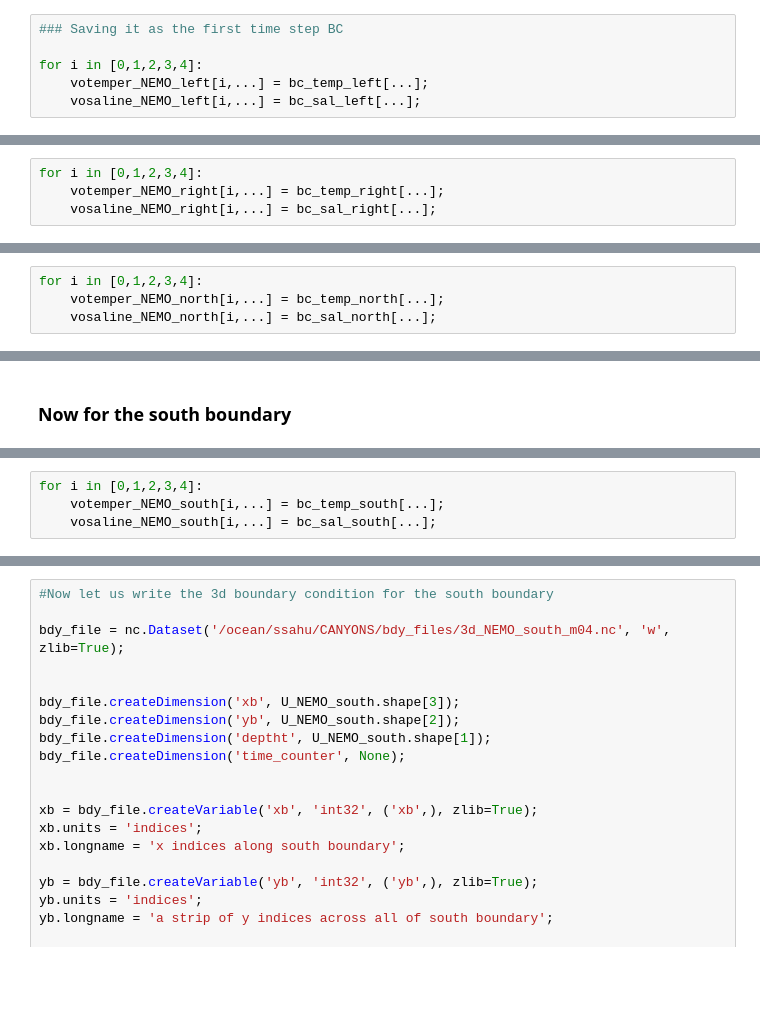
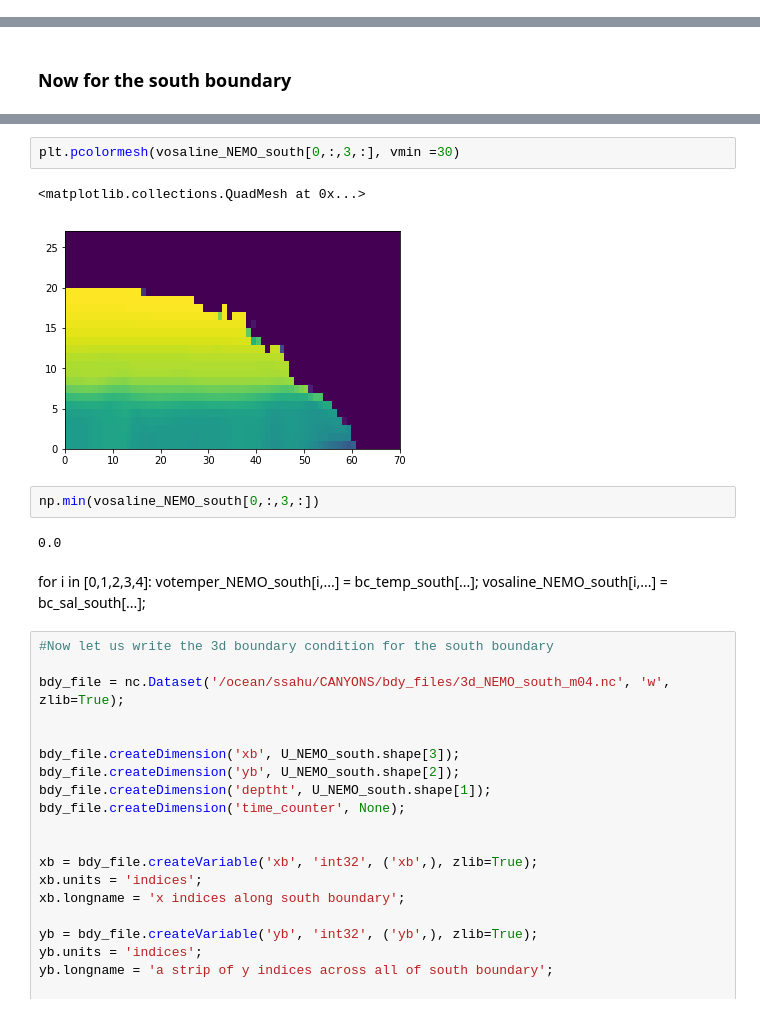
Before and after one commit to UBC-MOAD/wcvi, a Jupyter notebook: grid/Vertical_Interpolation_to_NEMO_levels_Writing_final_BC.ipynb, the cells around one changed output, grey strips where cells are left out. Drawn from its saved outputs; the diff is of its cells as text; blank space fills up the shorter version.

```diff
--- a/grid/Vertical_Interpolation_to_NEMO_levels_Writing_final_BC.ipynb
+++ b/grid/Vertical_Interpolation_to_NEMO_levels_Writing_final_BC.ipynb
@@ -146,6 +157,0 @@ print(ic_temp.shape, bc_temp_left.shape, bc_temp_right.shape, bc_temp_north.shap
-# %%
-### Saving it as the first time step BC
-
-for i in [0,1,2,3,4]:
-    votemper_NEMO_left[i,...] = bc_temp_left[...];
-    vosaline_NEMO_left[i,...] = bc_sal_left[...];
@@ -259,7 +332,3 @@ print(votemper_NEMO_right.shape, vosaline_NEMO_right.shape, U_NEMO_right.shape,
 (43, 50, 4, 100) (43, 50, 4, 100) (43, 50, 4, 100) (43, 50, 4, 100)
 (43, 50, 4, 100)
 (43, 27, 4, 100) (43, 27, 4, 100) (43, 27, 4, 100) (43, 27, 4, 100)
-# %%
-for i in [0,1,2,3,4]:
-    votemper_NEMO_right[i,...] = bc_temp_right[...];
-    vosaline_NEMO_right[i,...] = bc_sal_right[...];
@@ -372,4 +385,0 @@ print(votemper_NEMO_north.shape, vosaline_NEMO_north.shape, U_NEMO_north.shape,
-# %%
-for i in [0,1,2,3,4]:
-    votemper_NEMO_north[i,...] = bc_temp_north[...];
-    vosaline_NEMO_north[i,...] = bc_sal_north[...];
@@ -484,4 +533,0 @@ print(votemper_NEMO_south.shape, vosaline_NEMO_south.shape, U_NEMO_south.shape,
-# %%
-for i in [0,1,2,3,4]:
-    votemper_NEMO_south[i,...] = bc_temp_south[...];
-    vosaline_NEMO_south[i,...] = bc_sal_south[...];
@@ -488,3 +630,16 @@ for i in [0,1,2,3,4]:
+# %%
+plt.pcolormesh(vosaline_NEMO_south[0,:,3,:], vmin =30)
+# %% [output]
+<matplotlib.collections.QuadMesh at 0x...>
+[figure, added]
+# %%
+np.min(vosaline_NEMO_south[0,:,3,:])
+# %% [output]
+0.0
+# %% [markdown]
+for i in [0,1,2,3,4]:
+    votemper_NEMO_south[i,...] = bc_temp_south[...];
+    vosaline_NEMO_south[i,...] = bc_sal_south[...];
 # %%
 #Now let us write the 3d boundary condition for the south boundary
 
```
Also changed, not shown: parts of 14 cells of this notebook.
